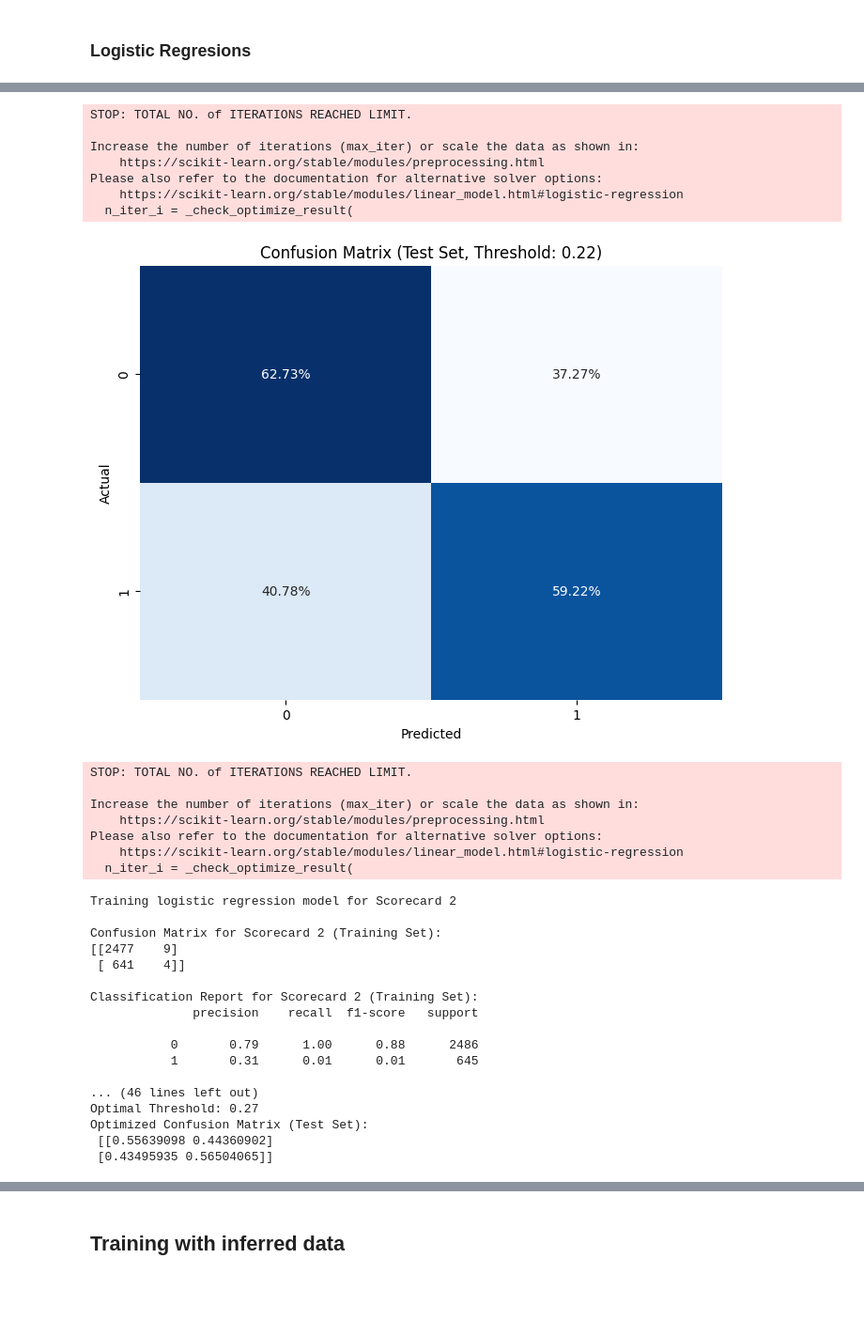
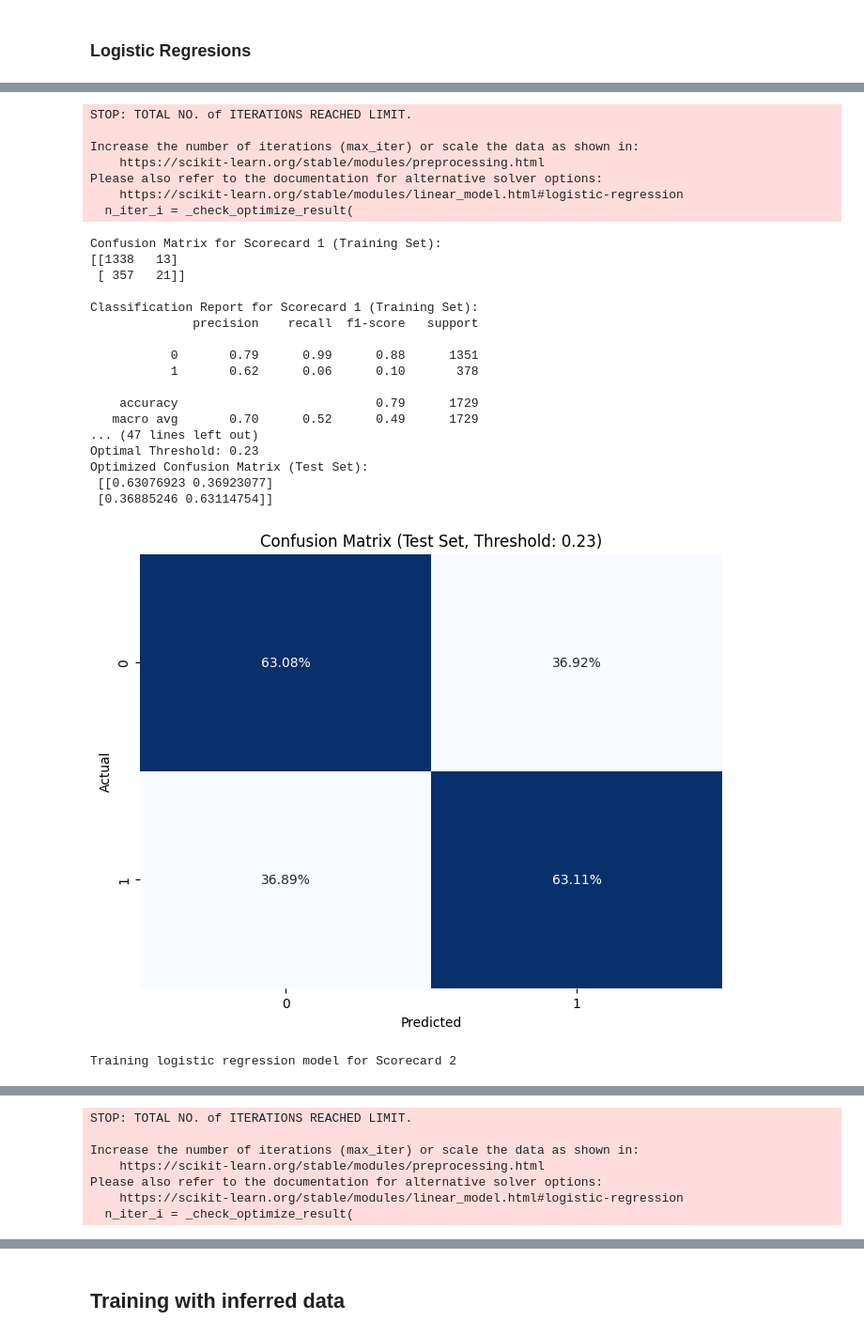
Before and after one commit to magotronico/DataAnalysis_and_AI, a Jupyter notebook: period_2/challenge/training_etl.ipynb, the cells around one changed output, grey strips where cells are left out. Shown at 94% size. Saved outputs shown, nothing was run; the diff lists cells and outputs as text; code cells hidden in the pictures; blank space fills up the shorter version.

```diff
--- a/period_2/challenge/training_etl.ipynb
+++ b/period_2/challenge/training_etl.ipynb
@@ -1305,19 +1343,14 @@ El accuracy del modelo Random Forest en el conjunto de prueba es: 64.59%
 # %%
 def train_logistic_regression(X_train, X_test, features, target, scorecard_num):
     # Define features (X) and target (y)
-    # y_train = X_train[target]
-    # X_train = X_train.drop(columns=[target])
-    # y_test = X_test[target]
-    # X_test = X_test.drop(columns=[target])
-    X = X_train[features]
-    y = X_train[target]
-
-    # Split the dataset into training and test sets (75% training, 25% test)
-    X_train, X_test, y_train, y_test = train_test_split(X, y, test_size=0.25, random_state=123)
+    y_train = X_train[target]
+    X_train = X_train.drop(columns=[target])
+    y_test = X_test[target]
+    X_test = X_test.drop(columns=[target])
 
 
     # Create and train logistic regression model
-    logistic_model = LogisticRegression()
+    logistic_model = LogisticRegression(max_iter=1000, random_state=123)
     logistic_model.fit(X_train, y_train)
 
     # Predict on the training set (for training performance)
@@ -1430,32 +1447,26 @@ Optimized Confusion Matrix (Test Set):
 STOP: TOTAL NO. of ITERATIONS REACHED LIMIT.
 
 Increase the number of iterations (max_iter) or scale the data as shown in:
     https://scikit-learn.org/stable/modules/preprocessing.html
 Please also refer to the documentation for alternative solver options:
     https://scikit-learn.org/stable/modules/linear_model.html#logistic-regression
   n_iter_i = _check_optimize_result(
+Confusion Matrix for Scorecard 1 (Training Set):
+[[1338   13]
+ [ 357   21]]
+
+Classification Report for Scorecard 1 (Training Set):
+              precision    recall  f1-score   support
+
+           0       0.79      0.99      0.88      1351
+           1       0.62      0.06      0.10       378
+
+    accuracy                           0.79      1729
+   macro avg       0.70      0.52      0.49      1729
+... (47 lines left out)
+Optimal Threshold: 0.23
+Optimized Confusion Matrix (Test Set):
+ [[0.63076923 0.36923077]
+ [0.36885246 0.63114754]]
-[figure, old version]
+[figure, new version]
-STOP: TOTAL NO. of ITERATIONS REACHED LIMIT.
-
-Increase the number of iterations (max_iter) or scale the data as shown in:
-    https://scikit-learn.org/stable/modules/preprocessing.html
-Please also refer to the documentation for alternative solver options:
-    https://scikit-learn.org/stable/modules/linear_model.html#logistic-regression
-  n_iter_i = _check_optimize_result(
 Training logistic regression model for Scorecard 2
-
-Confusion Matrix for Scorecard 2 (Training Set):
-[[2477    9]
- [ 641    4]]
-
-Classification Report for Scorecard 2 (Training Set):
-              precision    recall  f1-score   support
-
-           0       0.79      1.00      0.88      2486
-           1       0.31      0.01      0.01       645
-
-... (46 lines left out)
-Optimal Threshold: 0.27
-Optimized Confusion Matrix (Test Set):
- [[0.55639098 0.44360902]
- [0.43495935 0.56504065]]
@@ -1490,0 +1499,7 @@ Optimized Confusion Matrix (Test Set):
+STOP: TOTAL NO. of ITERATIONS REACHED LIMIT.
+
+Increase the number of iterations (max_iter) or scale the data as shown in:
+    https://scikit-learn.org/stable/modules/preprocessing.html
+Please also refer to the documentation for alternative solver options:
+    https://scikit-learn.org/stable/modules/linear_model.html#logistic-regression
+  n_iter_i = _check_optimize_result(
```
Also changed, not shown: parts of 17 cells of this notebook, 9 other files.
